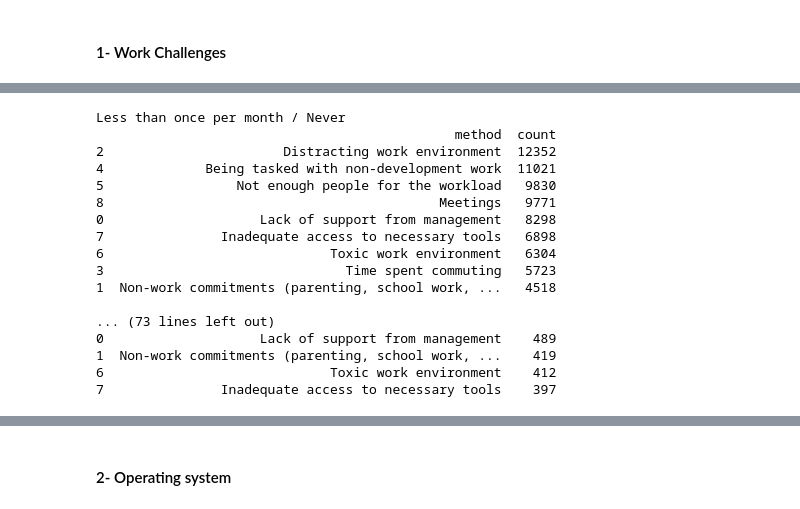
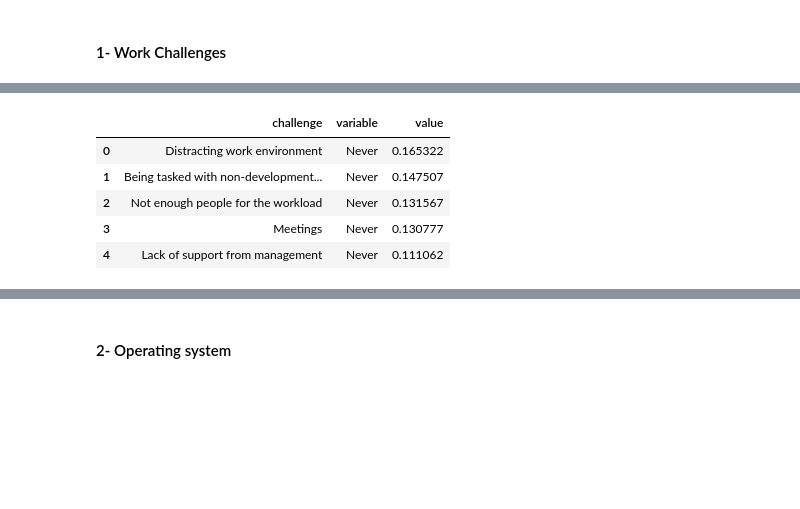
Before and after one commit to hamidkhbl/StackoverflowSurvey, a Jupyter notebook: OtherAnalysis.ipynb, the cells around one changed output, grey strips where cells are left out. Drawn from its saved outputs; the diff is of its cells as text; code cells hidden in the pictures; blank space fills up the shorter version.

```diff
--- a/OtherAnalysis.ipynb
+++ b/OtherAnalysis.ipynb
@@ -45,3 +36,5 @@ df[df['WorkRemote'] == "All or almost all the time (I'm full-time remote)"].grou
+# %%
+df_challenge = df[df['WorkChallenge'].notna()]
 # %%
 from collections import defaultdict
 def total_count(df, col1, col2, look_for):
@@ -65,36 +58,53 @@ def total_count(df, col1, col2, look_for):
     new_df.sort_values('count', ascending=False, inplace=True)
     return new_df
 
+df_never = df_challenge[df_challenge['WorkRemote']=='Rarely or never']['WorkChallenge'].value_counts().reset_index()
+df_never.rename(columns={'index':'challenge', 'WorkChallenge':'count'}, inplace=True)
+possible_values = set()
+df_never['challenge'].apply(lambda x : [possible_values.add(item) for item in x.split(';')])
+df_never = total_count(df_never, 'challenge', 'count', possible_values).copy()
 
-remote_options = ['Less than once per month / Never', 'A few days each month', "All or almost all the time (I'm full-time remote)"
-                  ,'Less than half the time, but at least one day each week',"It's complicated",'More than half, but not all, the time','About half the time']
 
-for r in remote_options:
-    print()
-    print()
-    print(r)
+df_afew = df_challenge[df_challenge['WorkRemote']=='A few days each month']['WorkChallenge'].value_counts().reset_index()
+df_afew.rename(columns={'index':'challenge', 'WorkChallenge':'count'}, inplace=True)
+possible_values = set()
+df_afew['challenge'].apply(lambda x : [possible_values.add(item) for item in x.split(';')])
+df_afew = total_count(df_afew, 'challenge', 'count', possible_values).copy()
 
-    challenge  = df[df['WorkRemote']==r]['WorkChallenge'].value_counts().reset_index()
-    challenge.rename(columns={'index':'method', 'WorkChallenge':'count'}, inplace=True)
-    possible_values = set()
-    challenge['method'].apply(lambda x : [possible_values.add(item) for item in x.split(';')])
+df_part = df_challenge[df_challenge['WorkRemote']=='Part-time remote']['WorkChallenge'].value_counts().reset_index()
+df_part.rename(columns={'index':'challenge', 'WorkChallenge':'count'}, inplace=True)
+possible_values = set()
+df_part['challenge'].apply(lambda x : [possible_values.add(item) for item in x.split(';')])
+df_part = total_count(df_part, 'challenge', 'count', possible_values).copy()
 
-    print(total_count(challenge, 'method', 'count', possible_values))
+df_full = df_challenge[df_challenge['WorkRemote']=='Full-time remote']['WorkChallenge'].value_counts().reset_index()
+df_full.rename(columns={'index':'challenge', 'WorkChallenge':'count'}, inplace=True)
+possible_values = set()
+df_full['challenge'].apply(lambda x : [possible_values.add(item) for item in x.split(';')])
+df_full = total_count(df_full, 'challenge', 'count', possible_values).copy()
+
+df_comp = df_challenge[df_challenge['WorkRemote']=="It's complicated"]['WorkChallenge'].value_counts().reset_index()
+df_comp.rename(columns={'index':'challenge', 'WorkChallenge':'count'}, inplace=True)
+possible_values = set()
+df_comp['challenge'].apply(lambda x : [possible_values.add(item) for item in x.split(';')])
+df_comp = total_count(df_comp, 'challenge', 'count', possible_values).copy()
-# %% [output]
-Less than once per month / Never
-                                              method  count
-2                       Distracting work environment  12352
-4             Being tasked with non-development work  11021
-5                 Not enough people for the workload   9830
-8                                           Meetings   9771
-0                    Lack of support from management   8298
-7               Inadequate access to necessary tools   6898
-6                             Toxic work environment   6304
-3                               Time spent commuting   5723
-1  Non-work commitments (parenting, school work, ...   4518
-
-... (73 lines left out)
-0                    Lack of support from management    489
-1  Non-work commitments (parenting, school work, ...    419
-6                             Toxic work environment    412
-7               Inadequate access to necessary tools    397
+# %%
+from functools import reduce
+dfs = [df_never, df_afew, df_part, df_full, df_comp]
+df_final = reduce(lambda left,right: pd.merge(left,right,on='challenge'), dfs)
+df_final.columns = ['challenge', 'Never', 'A few times a month', 'Part-time', 'Full-time', 'Complicated']
+df_final['Never'] = df_final['Never'] / df_final['Never'].sum()
+df_final['A few times a month'] = df_final['A few times a month'] / df_final['A few times a month'].sum()
+df_final['Part-time'] = df_final['Part-time'] / df_final['Part-time'].sum()
+df_final['Full-time'] = df_final['Full-time'] / df_final['Full-time'].sum()
+df_final['Complicated'] = df_final['Complicated'] / df_final['Complicated'].sum()
+# %%
+df_final_melt = df_final.melt(value_vars=['Never','A few times a month','Part-time','Full-time','Complicated'], id_vars=['challenge'])
+df_final_melt.head()
+# %% [output]
+|  | challenge | variable | value |
+| 0 | Distracting work environment | Never | 0.165322 |
+| 1 | Being tasked with non-development... | Never | 0.147507 |
+| 2 | Not enough people for the workload | Never | 0.131567 |
+| 3 | Meetings | Never | 0.130777 |
+| 4 | Lack of support from management | Never | 0.111062 |
```
Also changed, not shown: parts of 31 cells of this notebook.
